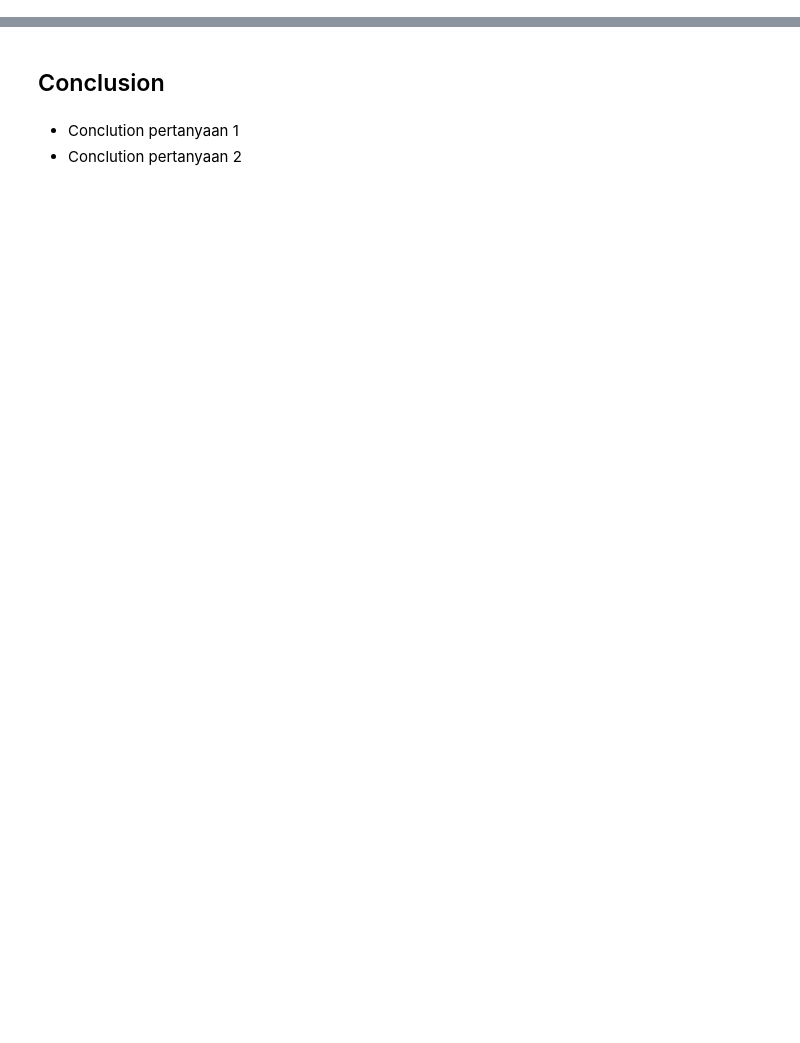
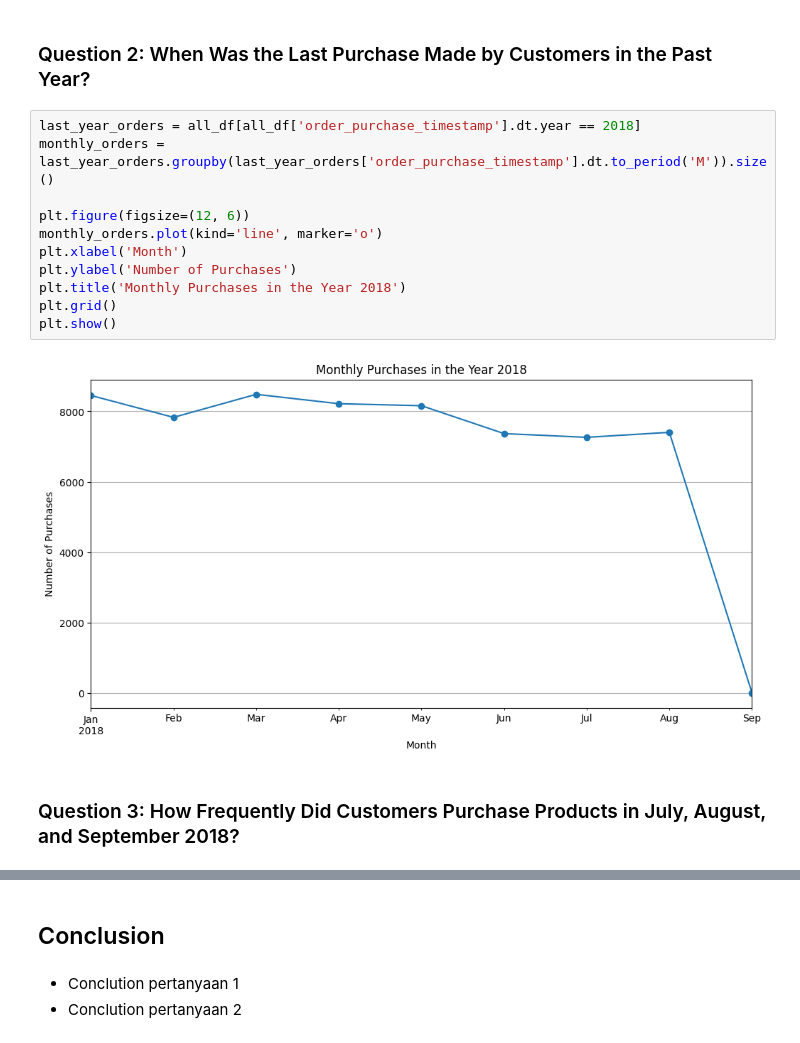
Before and after one commit to RayaSatriatama/E-Commerce_Public_Data_Analysis_Project, a Jupyter notebook: Data_Analysis_Project.ipynb, the cells around one changed output, grey strips where cells are left out. Saved outputs shown, nothing was run; the diff lists cells and outputs as text; blank space fills up the shorter version.

```diff
--- a/Data_Analysis_Project.ipynb
+++ b/Data_Analysis_Project.ipynb
@@ -54,0 +842,17 @@
+# %% [markdown]
+### Question 2: When Was the Last Purchase Made by Customers in the Past Year?
+# %%
+last_year_orders = all_df[all_df['order_purchase_timestamp'].dt.year == 2018]
+monthly_orders = last_year_orders.groupby(last_year_orders['order_purchase_timestamp'].dt.to_period('M')).size()
+
+plt.figure(figsize=(12, 6))
+monthly_orders.plot(kind='line', marker='o')
+plt.xlabel('Month')
+plt.ylabel('Number of Purchases')
+plt.title('Monthly Purchases in the Year 2018')
+plt.grid()
+plt.show()
+# %% [output]
+[figure, added]
+# %% [markdown]
+### Question 3: How Frequently Did Customers Purchase Products in July, August, and September 2018?
```
Also changed, not shown: parts of 110 cells of this notebook, 11 other files.
